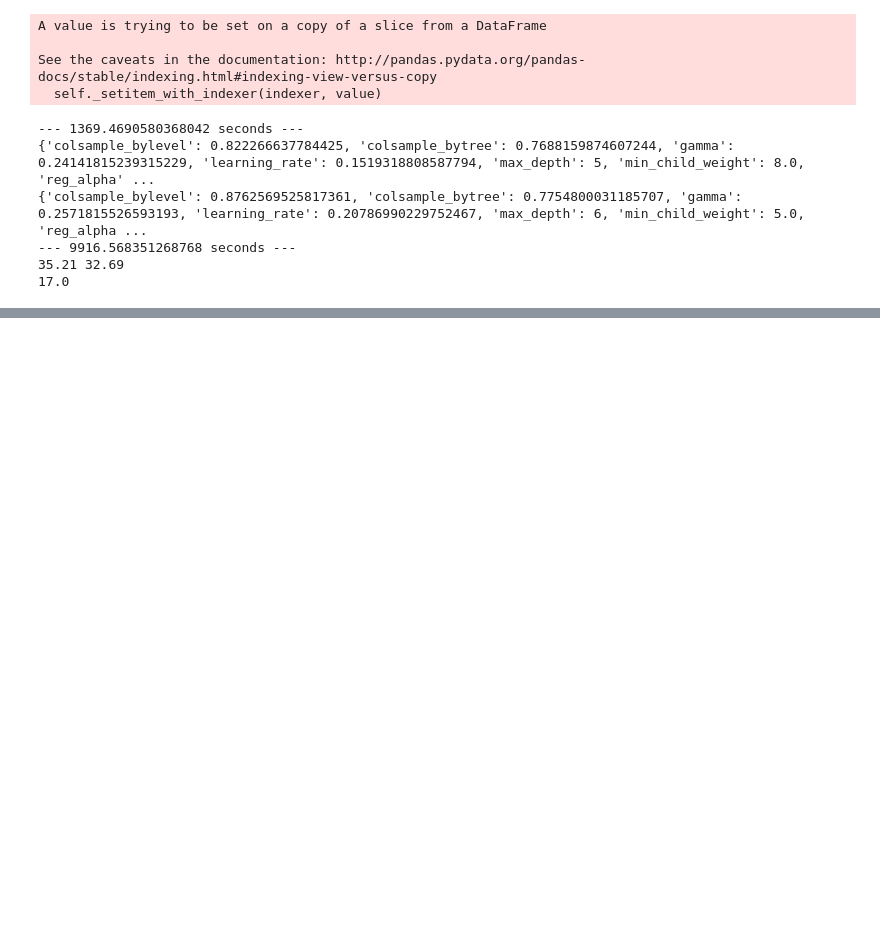
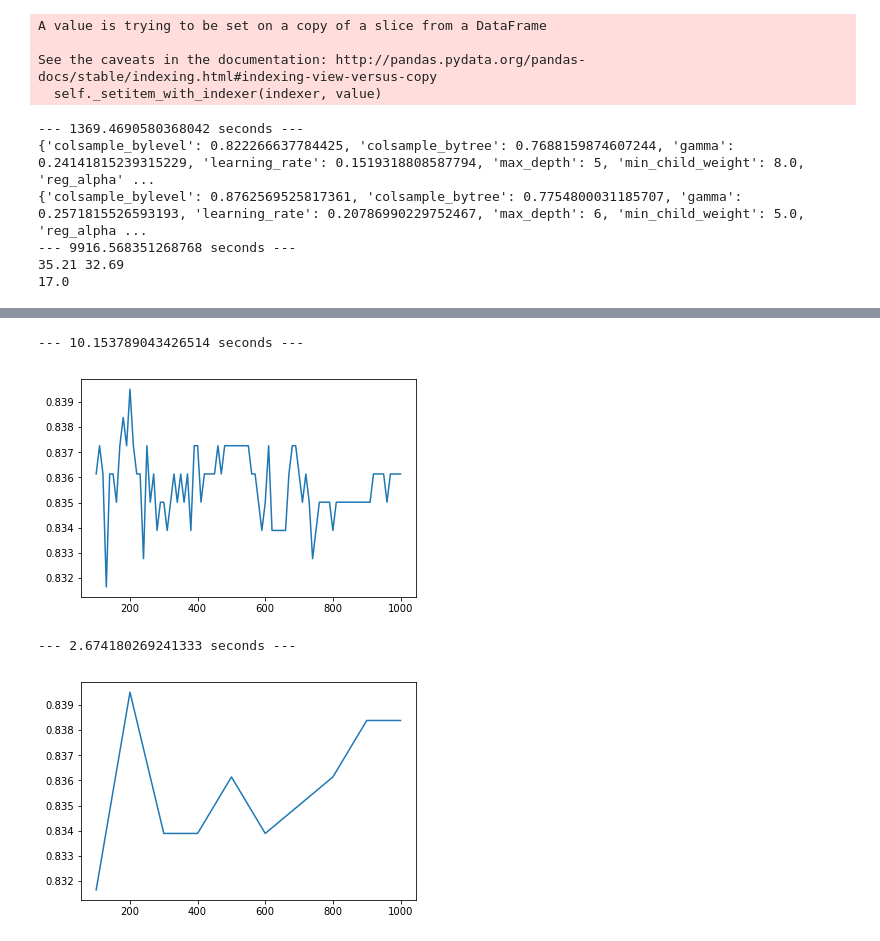
Before and after one commit to NicolasFerland/titanic, a Jupyter notebook: Titanic.ipynb, the cells around one changed output, grey strips where cells are left out. Saved outputs shown, nothing was run; the diff lists cells and outputs as text; code cells hidden in the pictures; blank space fills up the shorter version.

```diff
--- a/Titanic.ipynb
+++ b/Titanic.ipynb
@@ -1115,0 +1500,34 @@ result_df.to_csv(path_or_buf='Result_Titanic7')
+# %%
+min_estimators = 100
+max_estimators = 1000
+step = 10
+xlist = list(range(min_estimators, max_estimators + 1, step))
+sc = np.zeros(len(xlist))
+rf = RandomForestClassifier(warm_start=True, oob_score=True)
+start_time = time()
+for i, n_estimators in enumerate(xlist): # Try with step by 10 to be faster.
+    rf.set_params(n_estimators=n_estimators)
+    rf.fit(xN, yN)
+    sc[i] = rf.oob_score_
+print("--- %s seconds ---" % (time() - start_time))
+plt.plot(xlist,sc)
+plt.show()
+
+# Compare with step = 100
+step = 100
+xlist = list(range(min_estimators, max_estimators + 1, step))
+sc = np.zeros(len(xlist))
+rf = RandomForestClassifier(warm_start=True, oob_score=True)
+start_time = time()
+for i, n_estimators in enumerate(xlist): # Try with step by 100 to be faster.
+    rf.set_params(n_estimators=n_estimators)
+    rf.fit(xN, yN)
+    sc[i] = rf.oob_score_
+print("--- %s seconds ---" % (time() - start_time))
+plt.plot(xlist,sc)
+plt.show()
+# %% [output]
+--- 10.153789043426514 seconds ---
+[figure, added]
+--- 2.674180269241333 seconds ---
+[figure, added]
```
Also changed, not shown: parts of 26 cells of this notebook.
